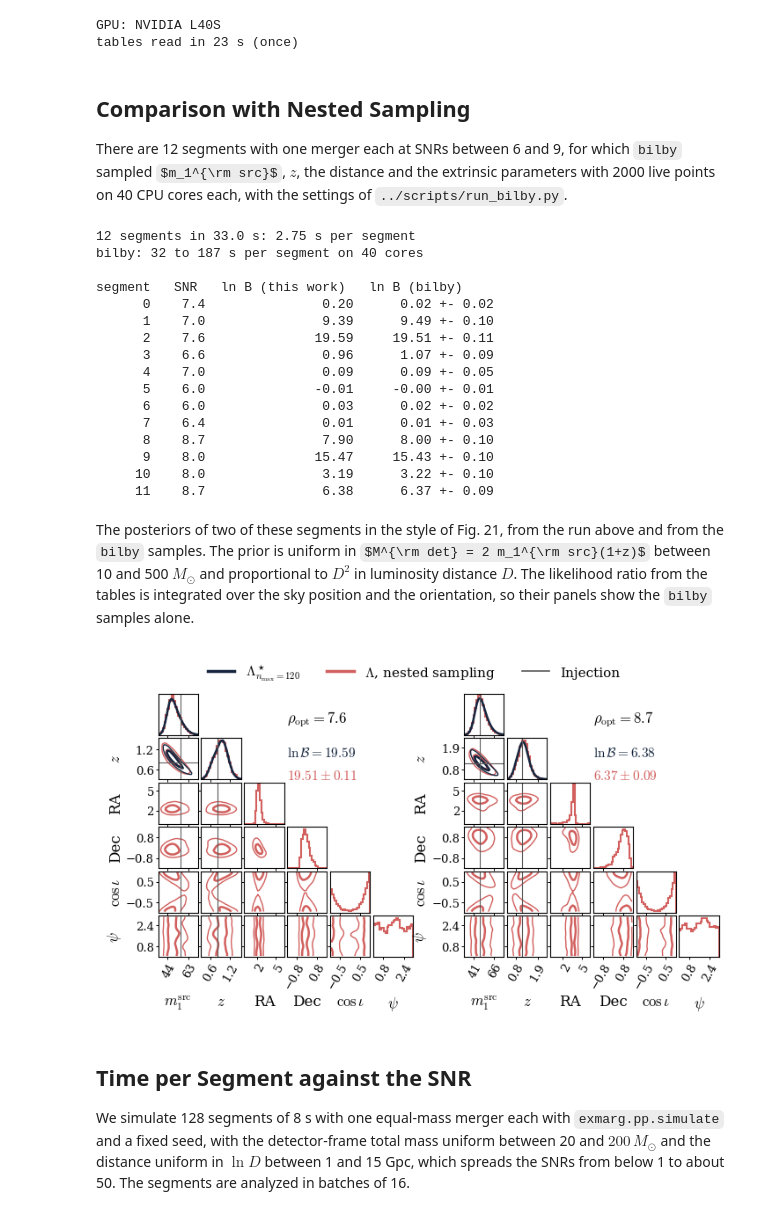
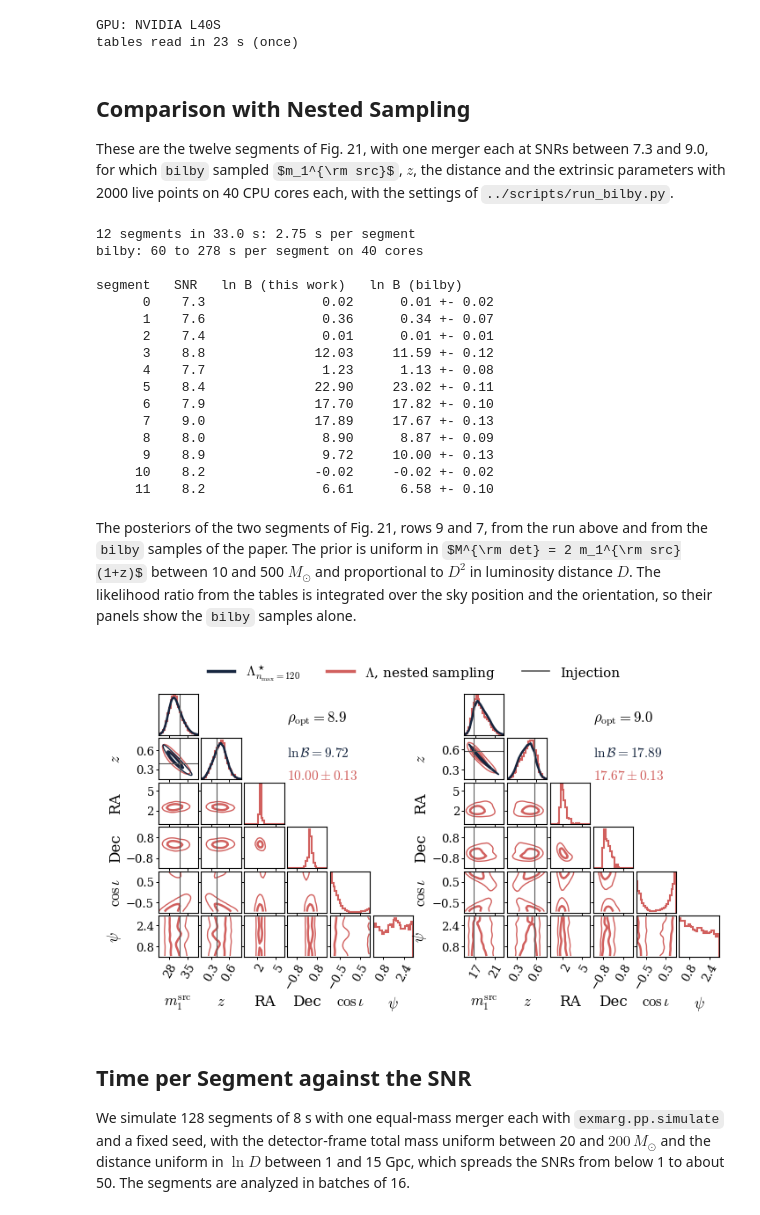
Before and after one commit to dmatter1391/exmarg, a Jupyter notebook: notebooks/05_speed.ipynb, the cells around one changed output. Drawn from its saved outputs; the diff is of its cells as text; code cells hidden in the pictures; some formulas as TeX source.

```diff
--- a/notebooks/05_speed.ipynb
+++ b/notebooks/05_speed.ipynb
@@ -30,11 +30,11 @@ tables read in 23 s (once)
 # %% [markdown]
 ## Comparison with Nested Sampling
 
-There are 12 segments with one merger each at SNRs between 6 and 9, for which `bilby` sampled $m_1^{\rm src}$, $z$, the distance and the extrinsic parameters with 2000 live points on 40 CPU cores each, with the settings of `../scripts/run_bilby.py`.
+These are the twelve segments of Fig. 21, with one merger each at SNRs between 7.3 and 9.0, for which `bilby` sampled $m_1^{\rm src}$, $z$, the distance and the extrinsic parameters with 2000 live points on 40 CPU cores each, with the settings of `../scripts/run_bilby.py`.
 # %%
-segments = '../data/segments/bilby_comparison.npz'
+segments = '../data/segments/two_parameters.npz'
 snr = np.load(segments)['snr']
-bilby = np.load('../data/results/bilby_2p_comparison.npz')
+bilby = np.load('../data/results/bilby_2p_twelve.npz')
 
 templates = search.mass_bank('../data/banks/two_parameters.npy', segments, 'gpu')
 search.pe_redshift(segments, templates, store, rows=[0], **fast)        # compiles the kernels, copies the tables once
@@ -51,54 +51,55 @@ for k in range(12):
           % (k, snr[k], result['ln_b'][k], bilby['e%d_ln_b' % k], bilby['e%d_ln_b_err' % k]))
 # %% [output]
 12 segments in 33.0 s: 2.75 s per segment
-bilby: 32 to 187 s per segment on 40 cores
+bilby: 60 to 278 s per segment on 40 cores
 
 segment   SNR   ln B (this work)   ln B (bilby)
-      0    7.4               0.20      0.02 +- 0.02
-      1    7.0               9.39      9.49 +- 0.10
-      2    7.6              19.59     19.51 +- 0.11
-      3    6.6               0.96      1.07 +- 0.09
-      4    7.0               0.09      0.09 +- 0.05
-      5    6.0              -0.01     -0.00 +- 0.01
-      6    6.0               0.03      0.02 +- 0.02
-      7    6.4               0.01      0.01 +- 0.03
-      8    8.7               7.90      8.00 +- 0.10
-      9    8.0              15.47     15.43 +- 0.10
-     10    8.0               3.19      3.22 +- 0.10
-     11    8.7               6.38      6.37 +- 0.09
+      0    7.3               0.02      0.01 +- 0.02
+      1    7.6               0.36      0.34 +- 0.07
+      2    7.4               0.01      0.01 +- 0.01
+      3    8.8              12.03     11.59 +- 0.12
+      4    7.7               1.23      1.13 +- 0.08
+      5    8.4              22.90     23.02 +- 0.11
+      6    7.9              17.70     17.82 +- 0.10
+      7    9.0              17.89     17.67 +- 0.13
+      8    8.0               8.90      8.87 +- 0.09
+      9    8.9               9.72     10.00 +- 0.13
+     10    8.2              -0.02     -0.02 +- 0.02
+     11    8.2               6.61      6.58 +- 0.10
 # %% [markdown]
-The posteriors of two of these segments in the style of Fig. 21, from the run above and from the `bilby` samples. The prior is uniform in $M^{\rm det} = 2 m_1^{\rm src}(1+z)$ between 10 and 500 $M_\odot$ and proportional to $D^2$ in luminosity distance $D$. The likelihood ratio from the tables is integrated over the sky position and the orientation, so their panels show the `bilby` samples alone.
+The posteriors of the two segments of Fig. 21, rows 9 and 7, from the run above and from the `bilby` samples of the paper. The prior is uniform in $M^{\rm det} = 2 m_1^{\rm src}(1+z)$ between 10 and 500 $M_\odot$ and proportional to $D^2$ in luminosity distance $D$. The likelihood ratio from the tables is integrated over the sky position and the orientation, so their panels show the `bilby` samples alone.
 # %%
 from astropy.cosmology import Planck18
 import figures_validation as figures
 
 m1, z = result['m1'], result['z']
 DL = Planck18.luminosity_distance(z).value
 prior = (1 + z) * DL ** 2 * np.gradient(DL, z)
 M_det = 2 * m1[:, None] * (1 + z[None, :])
 inside = (M_det >= 10) & (M_det <= 500)
 truth = np.load(segments)
+ns = np.load('../data/results/ns_2p.npz')                  # the bilby samples of Fig. 21
 
 shown = {}
-for e, k in enumerate([2, 11]):
+for e, k in enumerate([9, 7]):
     lp = np.where(inside, result['ln_lambda'][k] + np.log(prior)[None, :], -np.inf)
     finite = np.isfinite(lp)
     posterior = np.zeros_like(lp)
     posterior[finite] = np.exp(lp[finite] - lp[finite].max())
     posterior = posterior * np.gradient(m1)[:, None] * np.gradient(z)[None, :]
     # bilby samples inside the grid of our analysis
-    keep = ((bilby['e%d_m1' % k] >= m1[0]) & (bilby['e%d_m1' % k] <= m1[-1])
-            & (bilby['e%d_z' % k] >= z[0]) & (bilby['e%d_z' % k] <= z[-1]))
+    keep = ((ns['e%d_bilby_m1' % e] >= m1[0]) & (ns['e%d_bilby_m1' % e] <= m1[-1])
+            & (ns['e%d_bilby_z' % e] >= z[0]) & (ns['e%d_bilby_z' % e] <= z[-1]))
     shown.update({'e%d_m1_grid' % e: m1, 'e%d_z_grid' % e: z, 'e%d_ours_posterior' % e: posterior / posterior.sum(),
                   'e%d_true_m1' % e: truth['true_m1_source'][k], 'e%d_true_z' % e: truth['true_z'][k],
                   'e%d_lnB_ours' % e: result['ln_b'][k], 'e%d_lnB_bilby' % e: bilby['e%d_ln_b' % k],
                   'e%d_lnB_bilby_err' % e: bilby['e%d_ln_b_err' % k], 'e%d_rho' % e: snr[k]})
     for name in ('m1', 'z', 'ra', 'dec', 'cos_iota', 'psi'):
-        shown['e%d_bilby_%s' % (e, name)] = bilby['e%d_%s' % (k, name)][keep]
+        shown['e%d_bilby_%s' % (e, name)] = ns['e%d_bilby_%s' % (e, name)][keep]
 
 figures.fig_corner_2p(shown, shown)
 # %% [output]
-[figure, old version]
+[figure, new version]
 # %% [markdown]
 ## Time per Segment against the SNR
 
```
Also changed, not shown: parts of 3 cells of this notebook, 21 other files.
